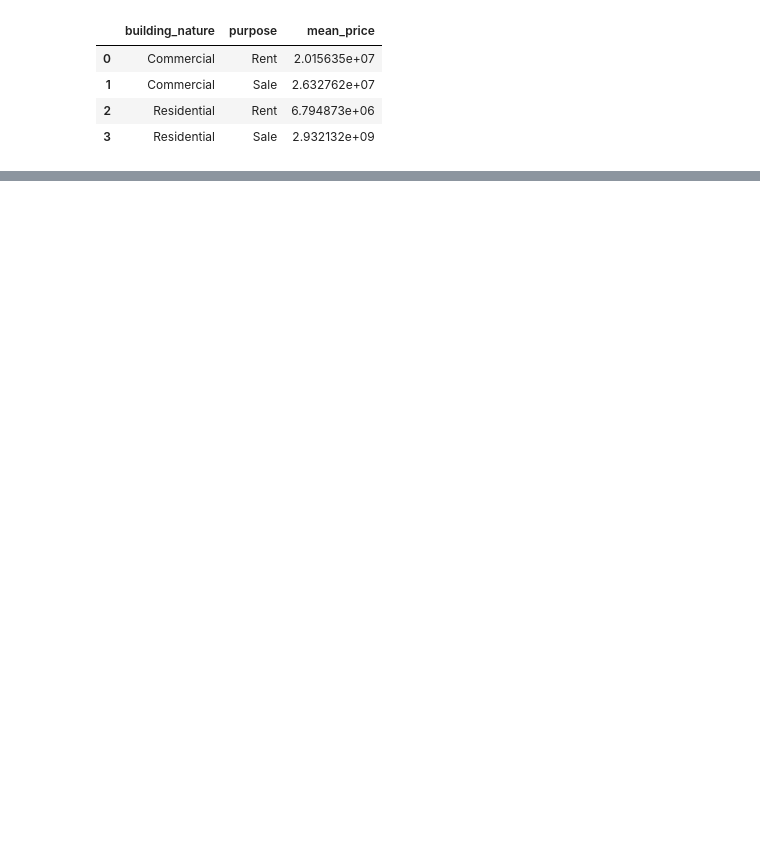
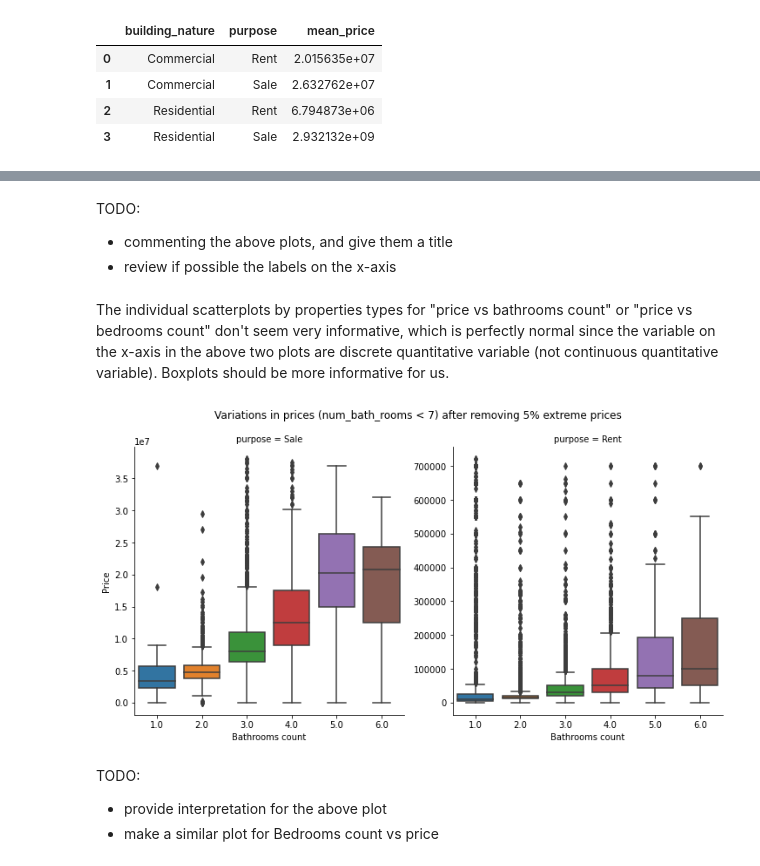
Before and after one commit to OmdenaAI/dhaka-bangladesh-real-estate-recommendation, a Jupyter notebook: src/tasks/task-3-exploratory-data-analysis/EDA - real estate market in Bangladesh.ipynb, the cells around one changed output, grey strips where cells are left out. Cells and saved outputs as stored; diff of their text form; code cells hidden in the pictures; blank space fills up the shorter version.

```diff
--- a/src/tasks/task-3-exploratory-data-analysis/EDA - real estate market in Bangladesh.ipynb
+++ b/src/tasks/task-3-exploratory-data-analysis/EDA - real estate market in Bangladesh.ipynb
@@ -894,0 +935,47 @@ TODO:
+# %% [markdown]
+TODO:
+- commenting the above plots, and give them a title
+- review if possible the labels on the x-axis
+# %% [markdown]
+The individual scatterplots by properties types for "price vs bathrooms count" or "price vs bedrooms count" don't seem very informative, which is perfectly normal since the variable on the x-axis in the above two plots are discrete quantitative variable (not continuous quantitative variable). Boxplots should be more informative for us.
+# %%
+# Plotting the prices variations per number of bathrooms
+
+# plt.figure(figsize=(12, 3))
+g = sb.catplot(y="price", x="num_bath_rooms",
+            data = df[(((df.purpose == 'Rent') &
+                                  (df.price <= percl_price_Rent['95%'])
+                                 ) |
+                                 ((df.purpose == 'Sale') &
+                                  (df.price <= percl_price_Sale['95%'])
+                                 )
+                                ) &
+                                (df.num_bath_rooms > 0) &
+                                (df.num_bath_rooms <= 6)
+                                   ],
+                kind="box",
+               col= "purpose",
+               sharey = False
+           )
+
+g.set_axis_labels('Bathrooms count', 'Price')
+
+# g.set_titles('{row_name}', fontsize=24)
+# g.set_axis_labels('Bathrooms count', 'Price')
+
+# Add row title
+fig = g.fig
+# fig.suptitle(f'Row: {row_var}', y=1.05)
+fig.suptitle("Variations in prices (num_bath_rooms < 7) after removing 5% extreme prices", y=1.05)
+
+plt.plot()
+
+
+# Exporting the plot image
+g.savefig(f"{exported_img_folder}/Price--vs--bathrooms-count.jpg");
+# %% [output]
+[figure, added]
+# %% [markdown]
+TODO:
+- provide interpretation for the above plot
+- make a similar plot for Bedrooms count vs price
```
Also changed, not shown: parts of 108 cells of this notebook, 9 other files.
